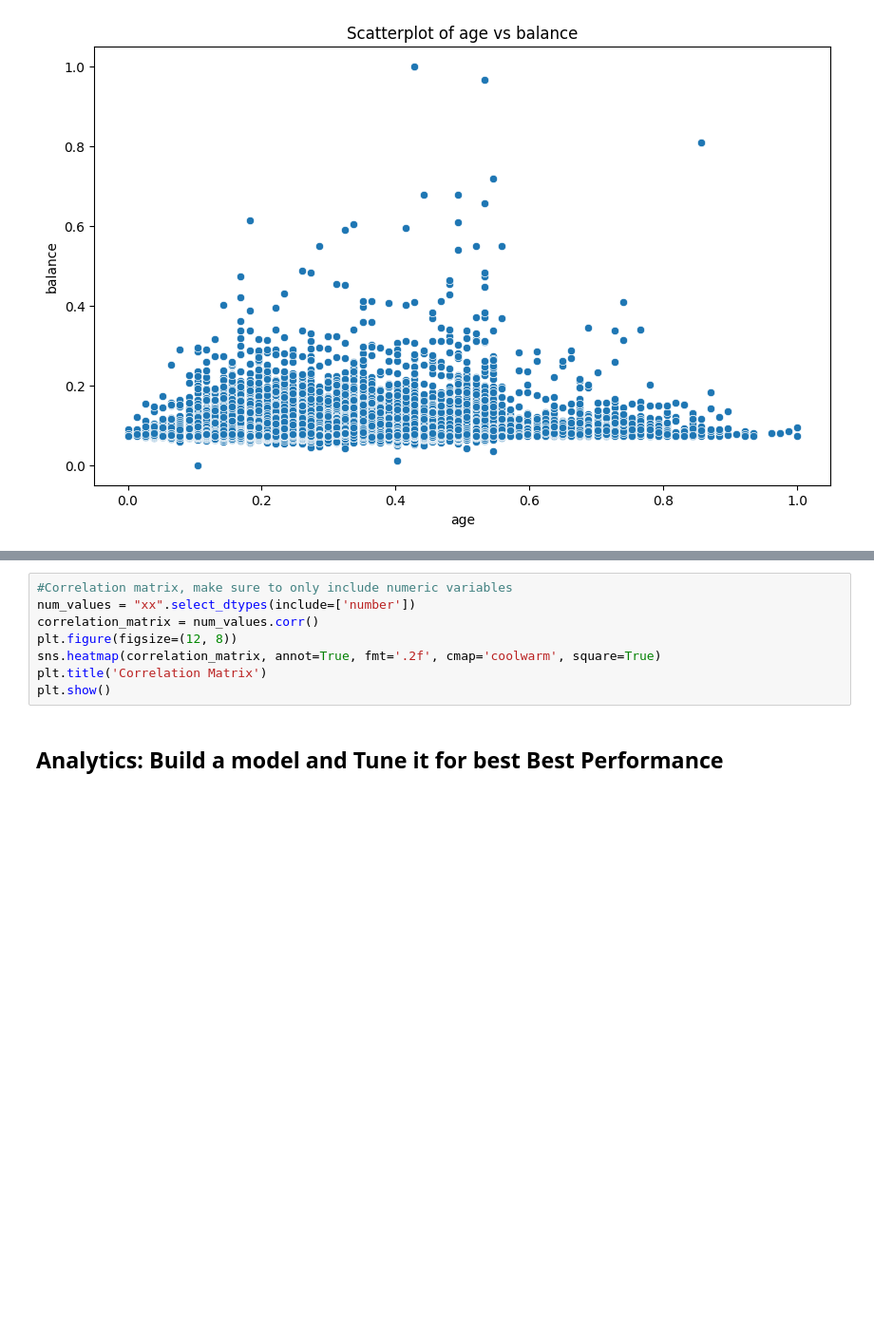
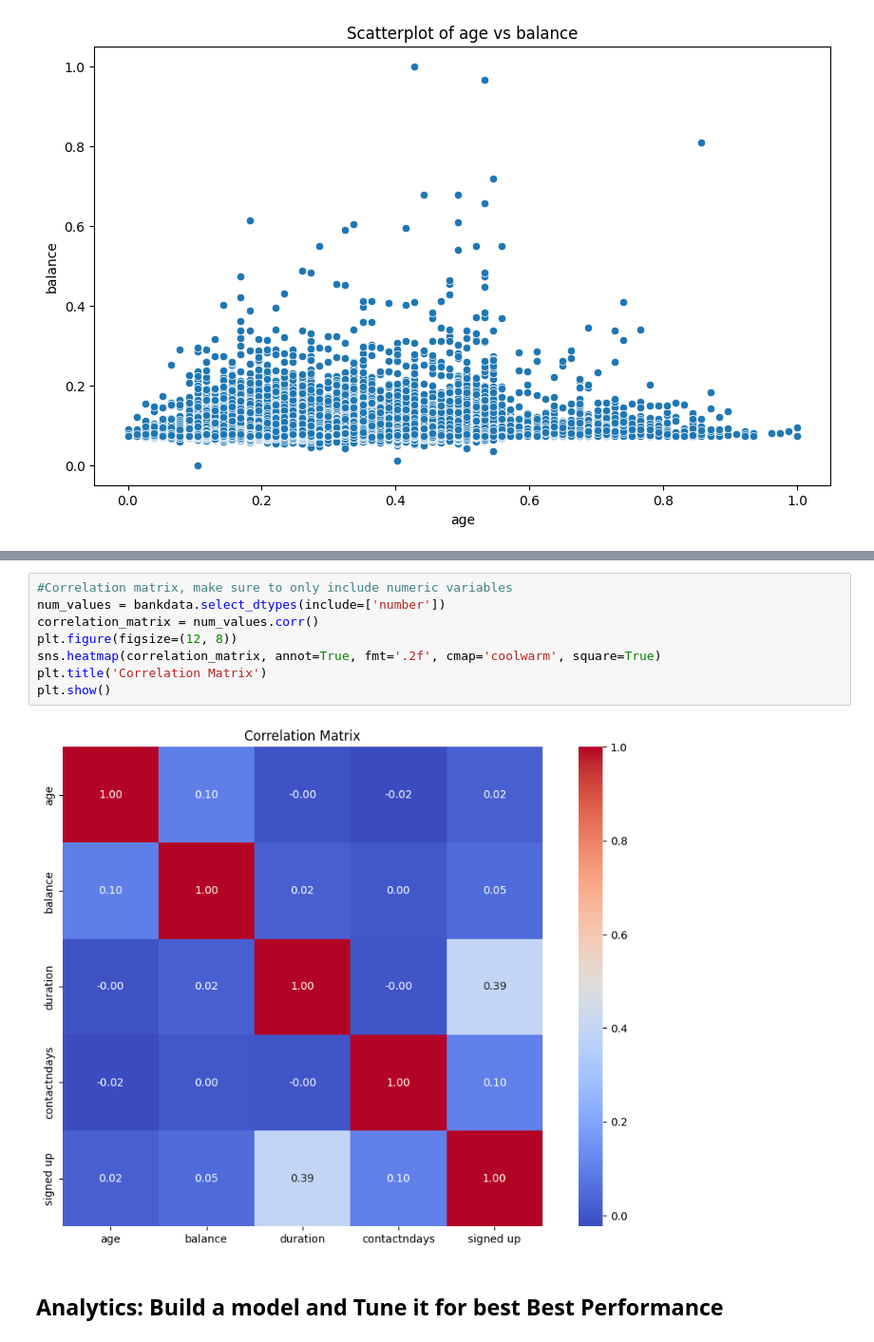
Before and after one commit to elliotlam32/ds1001_final, a Jupyter notebook: ds1001_final/notebooks/Final_Project_Notebook.ipynb, the cells around one changed output, grey strips where cells are left out. Shown at 95% size. Saved outputs shown, nothing was run; the diff lists cells and outputs as text; blank space fills up the shorter version.

```diff
--- a/ds1001_final/notebooks/Final_Project_Notebook.ipynb
+++ b/ds1001_final/notebooks/Final_Project_Notebook.ipynb
@@ -229,11 +231,13 @@ plt.show()
 # %%
 #Correlation matrix, make sure to only include numeric variables
-num_values = "xx".select_dtypes(include=['number'])
+num_values = bankdata.select_dtypes(include=['number'])
 correlation_matrix = num_values.corr()
 plt.figure(figsize=(12, 8))
 sns.heatmap(correlation_matrix, annot=True, fmt='.2f', cmap='coolwarm', square=True)
 plt.title('Correlation Matrix')
 plt.show()
+# %% [output]
+[figure, added]
 # %% [markdown]
 ## Analytics: Build a model and Tune it for best Best Performance
 # %%
```
Also changed, not shown: parts of 1 cell of this notebook.
